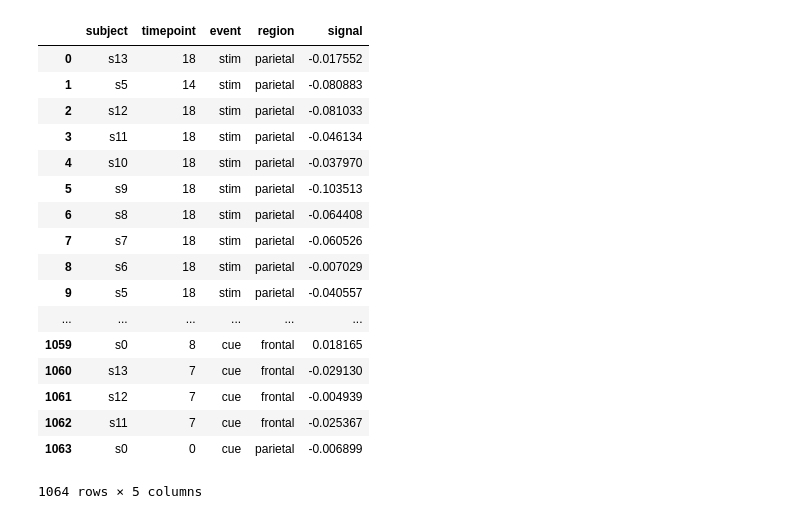
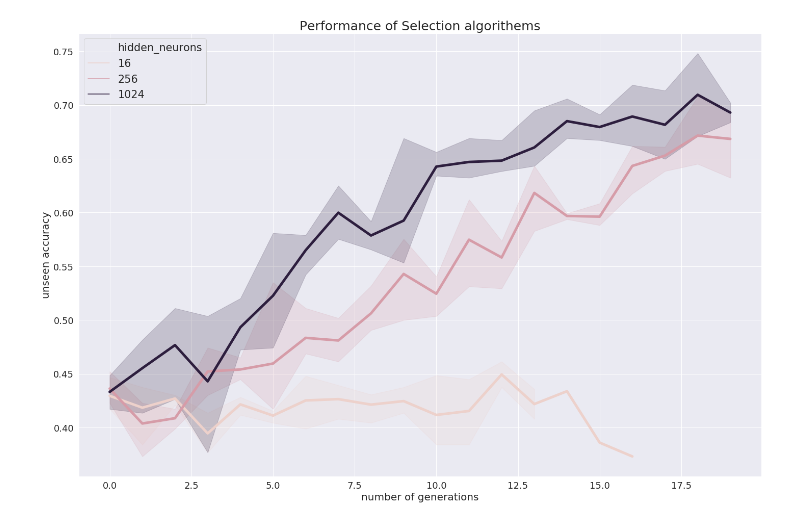
Before and after one commit to OnHoliday/DeepLearning_CNN, a Jupyter notebook: jupyter/log_plots.ipynb, the cells around one changed output. Drawn from its saved outputs; the diff is of its cells as text; code cells hidden in the pictures.

```diff
--- a/jupyter/log_plots.ipynb
+++ b/jupyter/log_plots.ipynb
@@ -112,21 +49,27 @@ ax = sns.lineplot(x="timepoint", y="signal", data=fmri, hue='event')
-# %%
-fmri
-# %% [output]
-|  | subject | timepoint | event | region | signal |
-| 0 | s13 | 18 | stim | parietal | -0.017552 |
-| 1 | s5 | 14 | stim | parietal | -0.080883 |
-| 2 | s12 | 18 | stim | parietal | -0.081033 |
-| 3 | s11 | 18 | stim | parietal | -0.046134 |
-| 4 | s10 | 18 | stim | parietal | -0.037970 |
-| 5 | s9 | 18 | stim | parietal | -0.103513 |
-| 6 | s8 | 18 | stim | parietal | -0.064408 |
-| 7 | s7 | 18 | stim | parietal | -0.060526 |
-| 8 | s6 | 18 | stim | parietal | -0.007029 |
-| 9 | s5 | 18 | stim | parietal | -0.040557 |
-| ... | ... | ... | ... | ... | ... |
-| 1059 | s0 | 8 | cue | frontal | 0.018165 |
-| 1060 | s13 | 7 | cue | frontal | -0.029130 |
-| 1061 | s12 | 7 | cue | frontal | -0.004939 |
-| 1062 | s11 | 7 | cue | frontal | -0.025367 |
-| 1063 | s0 | 0 | cue | parietal | -0.006899 |
-1064 rows × 5 columns
+# %%
+import pandas as pd
+import glob
+import re
+final = pd.DataFrame()
+for file in glob.glob("*testing_ethnic_hidden_neurons_*"):
+    seed = re.search("\d(?=(_training\.csv))", file).group(0)
+    value = re.search("\d*(?=(_\d*_training\.csv))", file).group(0)
+    variable = re.search("(?<=ethnic_).*(?=(_\d*_\d*_training\.csv))", file).group(0)
+    df = pd.read_csv(file)
+    df[variable]= int(value)
+    df['seed']= int(seed)
+    final = pd.concat([final,df], axis=0)
+# %%
+import seaborn as sns
+import matplotlib.pyplot as plt
+sns.set(rc={'figure.figsize':(24,16)})
+ax = sns.lineplot(x="epoch", y="val_acc", data=final, hue="hidden_neurons", linewidth=5.0,legend="full")
+ax.set_title('Performance of Selection algorithems', fontsize=25)
+ax.legend(frameon=False, loc='lower center',ncol=2, fontsize=20)
+ax.set_xlabel("number of generations",fontsize=20)
+ax.set_ylabel("unseen accuracy",fontsize=20)
+ax.tick_params(labelsize=18)
+ax.legend(loc='best',fontsize='xx-large')
+fig = ax.get_figure()
+# %% [output]
+[figure, added]
```
Also changed, not shown: parts of 9 cells of this notebook, 3 other files.
